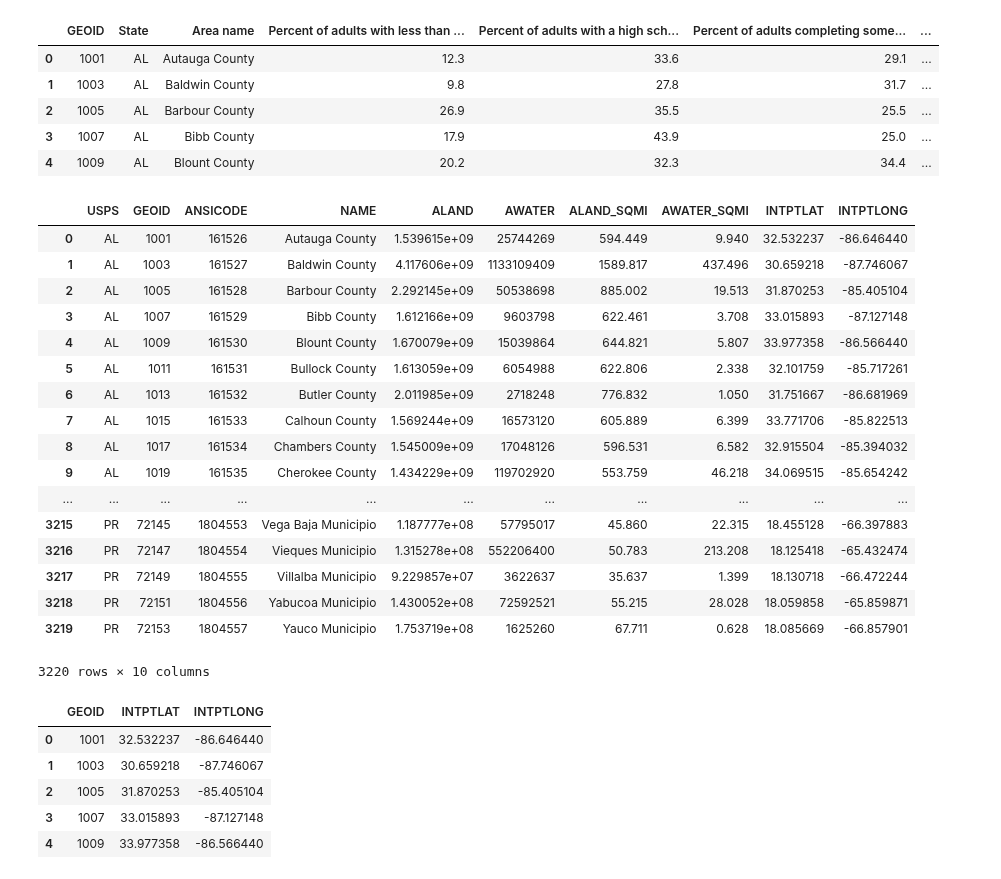
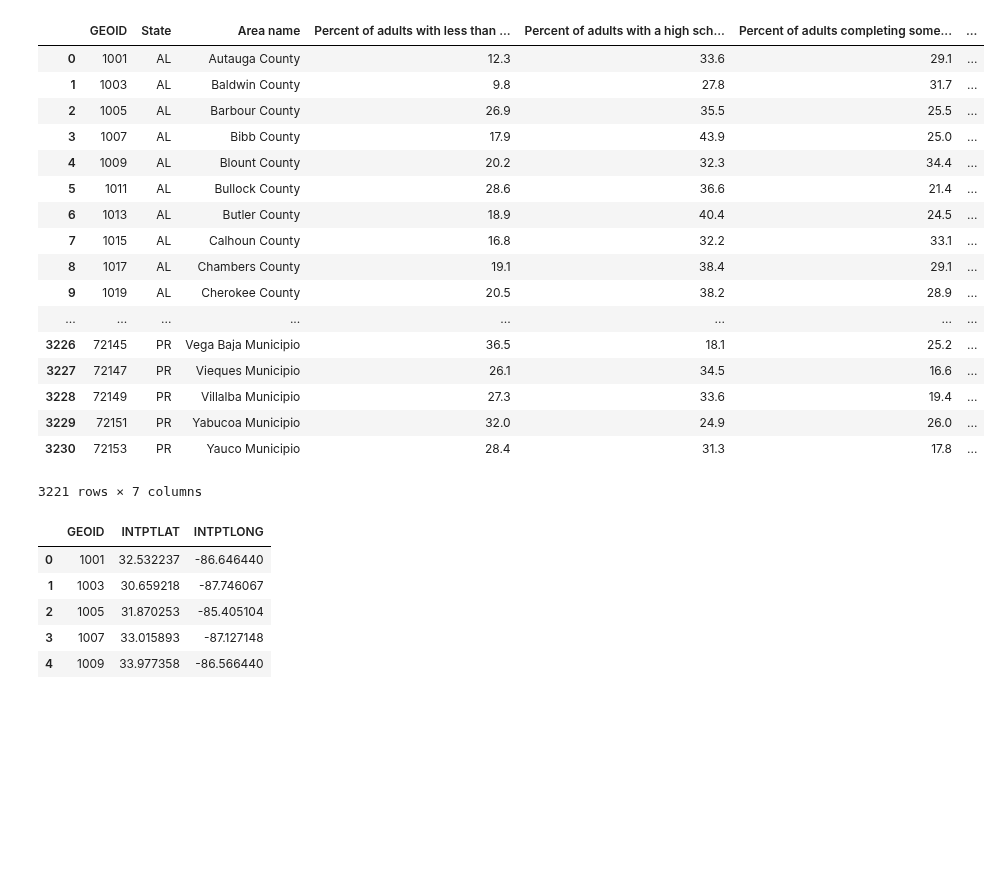
Before and after one commit to jasminajovanovic/IMR, a Jupyter notebook: IMR_by_education.ipynb, the cells around one changed output. Cells and saved outputs as stored; diff of their text form; code cells hidden in the pictures; blank space fills up the shorter version.

```diff
--- a/IMR_by_education.ipynb
+++ b/IMR_by_education.ipynb
@@ -147,37 +83,29 @@ usdafilename_df = usdafilename_df.dropna()
 # %%
 renamed_code = usdafilename_df.rename(columns={"FIPS Code":"GEOID"})
 renamed_code['GEOID'] = renamed_code['GEOID'].map(lambda x: int(x))
-renamed_code.head()
+renamed_code
 # %% [output]
 |  | GEOID | State | Area name | Percent of adults with less than ... | Percent of adults with a high sch... | Percent of adults completing some... | ... |
 | 0 | 1001 | AL | Autauga County | 12.3 | 33.6 | 29.1 | ... |
 | 1 | 1003 | AL | Baldwin County | 9.8 | 27.8 | 31.7 | ... |
 | 2 | 1005 | AL | Barbour County | 26.9 | 35.5 | 25.5 | ... |
 | 3 | 1007 | AL | Bibb County | 17.9 | 43.9 | 25.0 | ... |
 | 4 | 1009 | AL | Blount County | 20.2 | 32.3 | 34.4 | ... |
+| 5 | 1011 | AL | Bullock County | 28.6 | 36.6 | 21.4 | ... |
+| 6 | 1013 | AL | Butler County | 18.9 | 40.4 | 24.5 | ... |
+| 7 | 1015 | AL | Calhoun County | 16.8 | 32.2 | 33.1 | ... |
+| 8 | 1017 | AL | Chambers County | 19.1 | 38.4 | 29.1 | ... |
+| 9 | 1019 | AL | Cherokee County | 20.5 | 38.2 | 28.9 | ... |
+| ... | ... | ... | ... | ... | ... | ... | ... |
+| 3226 | 72145 | PR | Vega Baja Municipio | 36.5 | 18.1 | 25.2 | ... |
+| 3227 | 72147 | PR | Vieques Municipio | 26.1 | 34.5 | 16.6 | ... |
+| 3228 | 72149 | PR | Villalba Municipio | 27.3 | 33.6 | 19.4 | ... |
+| 3229 | 72151 | PR | Yabucoa Municipio | 32.0 | 24.9 | 26.0 | ... |
+| 3230 | 72153 | PR | Yauco Municipio | 28.4 | 31.3 | 17.8 | ... |
+3221 rows × 7 columns
 # %%
 gazfilename = 'datafiles/2017_Gaz_counties_national.csv'
 gazfilename_df = pd.read_csv(gazfilename, encoding="ISO-8859-1")
-gazfilename_df
-# %% [output]
-|  | USPS | GEOID | ANSICODE | NAME | ALAND | AWATER | ALAND_SQMI | AWATER_SQMI | INTPTLAT | INTPTLONG |
-| 0 | AL | 1001 | 161526 | Autauga County | 1.539615e+09 | 25744269 | 594.449 | 9.940 | 32.532237 | -86.646440 |
-| 1 | AL | 1003 | 161527 | Baldwin County | 4.117606e+09 | 1133109409 | 1589.817 | 437.496 | 30.659218 | -87.746067 |
-| 2 | AL | 1005 | 161528 | Barbour County | 2.292145e+09 | 50538698 | 885.002 | 19.513 | 31.870253 | -85.405104 |
-| 3 | AL | 1007 | 161529 | Bibb County | 1.612166e+09 | 9603798 | 622.461 | 3.708 | 33.015893 | -87.127148 |
-| 4 | AL | 1009 | 161530 | Blount County | 1.670079e+09 | 15039864 | 644.821 | 5.807 | 33.977358 | -86.566440 |
-| 5 | AL | 1011 | 161531 | Bullock County | 1.613059e+09 | 6054988 | 622.806 | 2.338 | 32.101759 | -85.717261 |
-| 6 | AL | 1013 | 161532 | Butler County | 2.011985e+09 | 2718248 | 776.832 | 1.050 | 31.751667 | -86.681969 |
-| 7 | AL | 1015 | 161533 | Calhoun County | 1.569244e+09 | 16573120 | 605.889 | 6.399 | 33.771706 | -85.822513 |
-| 8 | AL | 1017 | 161534 | Chambers County | 1.545009e+09 | 17048126 | 596.531 | 6.582 | 32.915504 | -85.394032 |
-| 9 | AL | 1019 | 161535 | Cherokee County | 1.434229e+09 | 119702920 | 553.759 | 46.218 | 34.069515 | -85.654242 |
-| ... | ... | ... | ... | ... | ... | ... | ... | ... | ... | ... |
-| 3215 | PR | 72145 | 1804553 | Vega Baja Municipio | 1.187777e+08 | 57795017 | 45.860 | 22.315 | 18.455128 | -66.397883 |
-| 3216 | PR | 72147 | 1804554 | Vieques Municipio | 1.315278e+08 | 552206400 | 50.783 | 213.208 | 18.125418 | -65.432474 |
-| 3217 | PR | 72149 | 1804555 | Villalba Municipio | 9.229857e+07 | 3622637 | 35.637 | 1.399 | 18.130718 | -66.472244 |
-| 3218 | PR | 72151 | 1804556 | Yabucoa Municipio | 1.430052e+08 | 72592521 | 55.215 | 28.028 | 18.059858 | -65.859871 |
-| 3219 | PR | 72153 | 1804557 | Yauco Municipio | 1.753719e+08 | 1625260 | 67.711 | 0.628 | 18.085669 | -66.857901 |
-3220 rows × 10 columns
 # %%
 del gazfilename_df['USPS']
 del gazfilename_df['ANSICODE']
```
Also changed, not shown: parts of 47 cells of this notebook, 14 other files.
